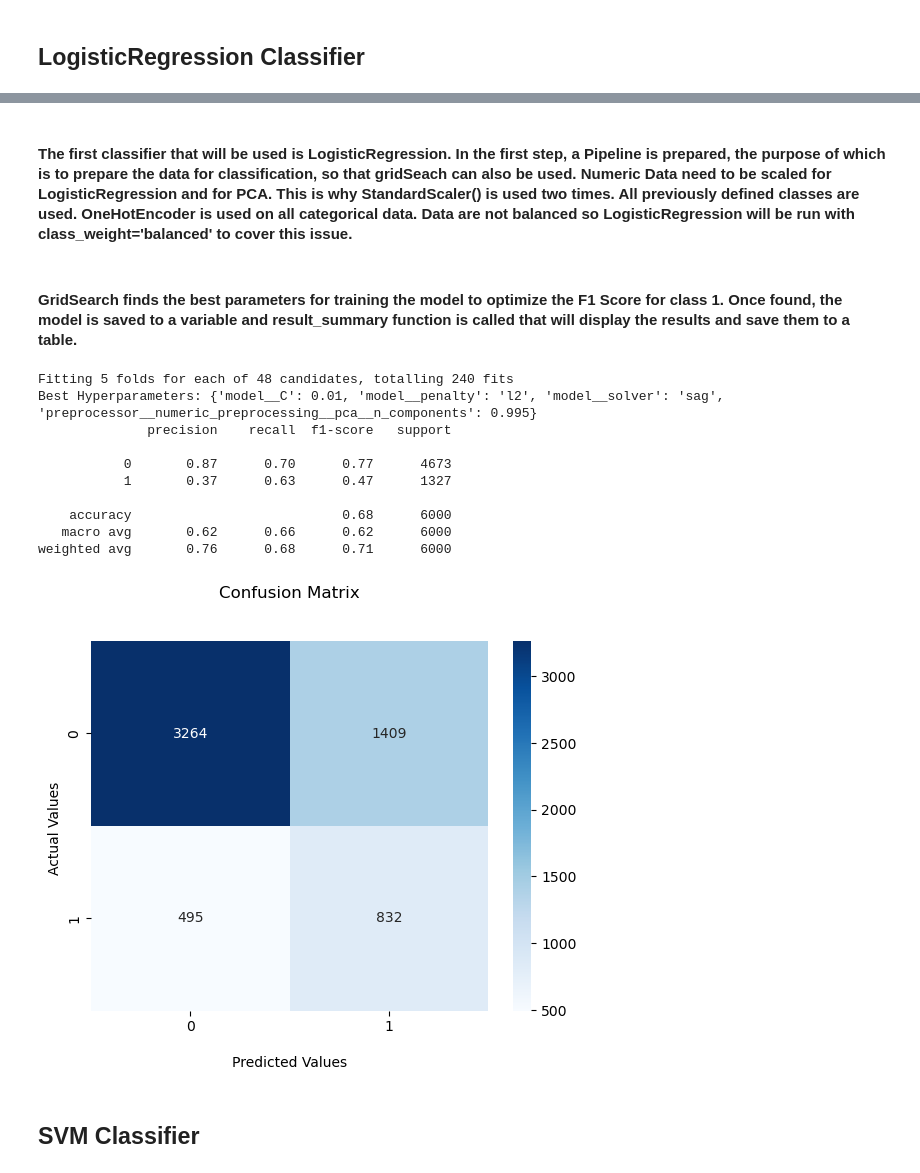
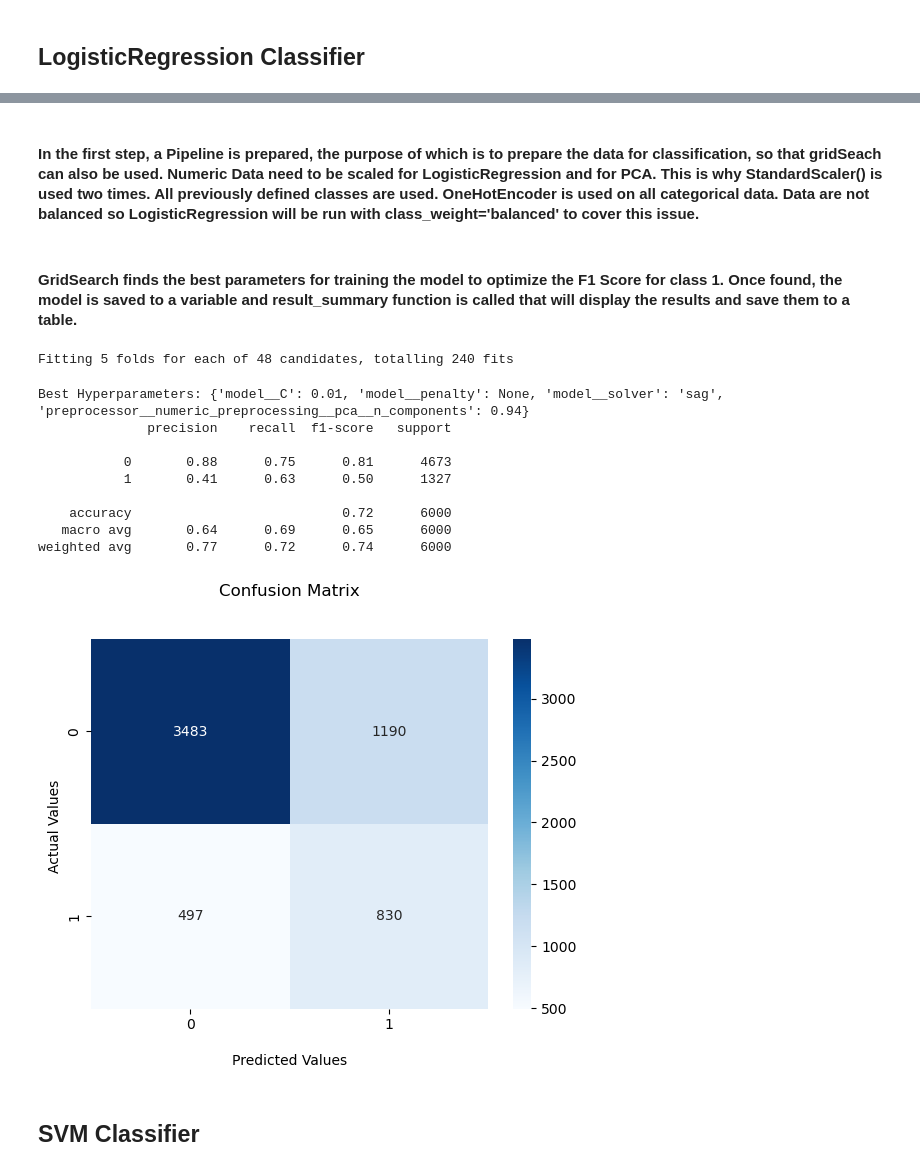
Before and after one commit to PiotrPieciak/LEARN_02_KODILLA_Credit_Card, a Jupyter notebook: LEARN_02_KODILLA_Credit_Card_Defaulter_Prediction.ipynb, the cells around one changed output, grey strips where cells are left out. Cells and saved outputs as stored; diff of their text form; code cells hidden in the pictures.

```diff
--- a/LEARN_02_KODILLA_Credit_Card_Defaulter_Prediction.ipynb
+++ b/LEARN_02_KODILLA_Credit_Card_Defaulter_Prediction.ipynb
@@ -294,6 +520,7 @@ def result_summary(classifier_name, predict_test, metrics_df, y_test):
     report = classification_report(y_test, predict_test, output_dict=True)
     metrics_df.loc[metrics_df.shape[0]] = [classifier_name,'0',report['0']['precision'],report['0']['recall'],report['0']['f1-score']]
     metrics_df.loc[metrics_df.shape[0]] = [classifier_name,'1',report['1']['precision'],report['1']['recall'],report['1']['f1-score']]
+    metrics_df.loc[metrics_df.shape[0]] = [classifier_name,'weighted avg',report['weighted avg']['precision'],report['weighted avg']['recall'],report['weighted avg']['f1-score']]
     print(classification_report(y_test, predict_test))
 
     cm = confusion_matrix(y_test, predict_test)
@@ -326,0 +554,8 @@ metrics_df = pd.DataFrame(columns = ['Classifier', 'Class', 'Precision', 'Recall
+# %%
+column_names = X.columns.tolist()
+cat_features = ['SEX','EDUCATION','MARRIAGE', 'F_E_AGE', 'F_E_LIMIT', 'F_E_PAY_SUM', 'F_E_BILL_AMT_SUMMARY', 'F_E_PAY_AMT_SUMMARY']
+num_features = [num_f for num_f in column_names if num_f not in cat_features]
+# %%
+column_names_basic = X_basic.columns.tolist()
+cat_features_basic = ['SEX','EDUCATION','MARRIAGE']
+num_features_basic = [num_f for num_f in column_names_basic if num_f not in cat_features_basic]
@@ -344,0 +584,23 @@ metrics_df = pd.DataFrame(columns = ['Classifier', 'Class', 'Precision', 'Recall
+# %%
+# BASIC MODEL RESULTS
+num_preparation = Pipeline(steps=[
+    ('fill_missings', SimpleImputer(strategy='mean')),
+    ('scaler_1', StandardScaler()),
+    ('pca', PCA()),
+    ('scaler_2', StandardScaler()),
+                                 ])
+
+cat_preparation = Pipeline(steps=[
+    ('encoder', OneHotEncoder(sparse_output=False ,handle_unknown='ignore'))
+])
+
+data_preparation = ColumnTransformer(transformers=[
+    ('numeric_preprocessing', num_preparation, num_features_basic),
+    ('categorical_preprocessing', cat_preparation, cat_features_basic)
+])
+
+model_pipeline_basic = Pipeline(steps=[('preprocessor', data_preparation),
+                                    ('model', LogisticRegression())])
+
+model_pipeline_basic.fit(X_train_basic, y_train_basic)
+metrics_df = result_summary("LogisticRegression BASIC", model_pipeline_basic.predict(X_test_basic), metrics_df, y_test_basic)
@@ -345,5 +617,5 @@ metrics_df = pd.DataFrame(columns = ['Classifier', 'Class', 'Precision', 'Recall
 # %% [markdown]
-#### The first classifier that will be used is LogisticRegression. In the first step, a Pipeline is prepared, the purpose of which is to prepare the data for classification, so that gridSeach can also be used. Numeric Data need to be scaled for LogisticRegression and for PCA. This is why StandardScaler() is used two times. All previously defined classes are used. OneHotEncoder is used on all categorical data. Data are not balanced so LogisticRegression will be run with class_weight='balanced' to cover this issue.
+#### In the first step, a Pipeline is prepared, the purpose of which is to prepare the data for classification, so that gridSeach can also be used. Numeric Data need to be scaled for LogisticRegression and for PCA. This is why StandardScaler() is used two times. All previously defined classes are used. OneHotEncoder is used on all categorical data. Data are not balanced so LogisticRegression will be run with class_weight='balanced' to cover this issue.
 # %%
 num_preparation = Pipeline(steps=[
     ('fill_missings', SimpleImputer(strategy='mean')),
@@ -369,36 +641,36 @@ model_pipeline_v1 = Pipeline(steps=[('preprocessor', data_preparation),
 #### GridSearch finds the best parameters for training the model to optimize the F1 Score for class 1. Once found, the model is saved to a variable and result_summary function is called that will display the results and save them to a table.
 # %%
 params = {
-    'preprocessor__numeric_preprocessing__pca__n_components': [0.94, 0.96, 0.995],
-    'model__C': [0.01, 0.1, 1, 10],
+    'preprocessor__numeric_preprocessing__pca__n_components': [0.90, 0.94, 0.97],
+    'model__C': [0.01, 0.05, 0.1, 1 ],
     'model__penalty': ['l2', None],
     'model__solver': ['sag', 'saga']
 }
 
 grid_search = GridSearchCV(model_pipeline_v1,
                            params,
                            cv=5,
                            n_jobs=-1,
                            verbose=2,
                            scoring=make_scorer(f1_score, pos_label=1)
                           )
 
 grid_search.fit(X_train, y_train)
 print("Best Hyperparameters:", grid_search.best_params_)
 model_pipeline_LogReg = grid_search.best_estimator_
 metrics_df = result_summary("LogisticRegression", model_pipeline_LogReg.predict(X_test), metrics_df, y_test)
 # %% [output]
 Fitting 5 folds for each of 48 candidates, totalling 240 fits
-Best Hyperparameters: {'model__C': 0.01, 'model__penalty': 'l2', 'model__solver': 'sag', 'preprocessor__numeric_preprocessing__pca__n_components': 0.995}
-              precision    recall  f1-score   support
-
-           0       0.87      0.70      0.77      4673
-           1       0.37      0.63      0.47      1327
-
-    accuracy                           0.68      6000
-   macro avg       0.62      0.66      0.62      6000
-weighted avg       0.76      0.68      0.71      6000
+Best Hyperparameters: {'model__C': 0.01, 'model__penalty': None, 'model__solver': 'sag', 'preprocessor__numeric_preprocessing__pca__n_components': 0.94}
+              precision    recall  f1-score   support
+
+           0       0.88      0.75      0.81      4673
+           1       0.41      0.63      0.50      1327
+
+    accuracy                           0.72      6000
+   macro avg       0.64      0.69      0.65      6000
+weighted avg       0.77      0.72      0.74      6000
-[figure, old version]
+[figure, new version]
 # %% [markdown]
 ## SVM Classifier
 # %% [markdown]
```
Also changed, not shown: parts of 83 cells of this notebook.
